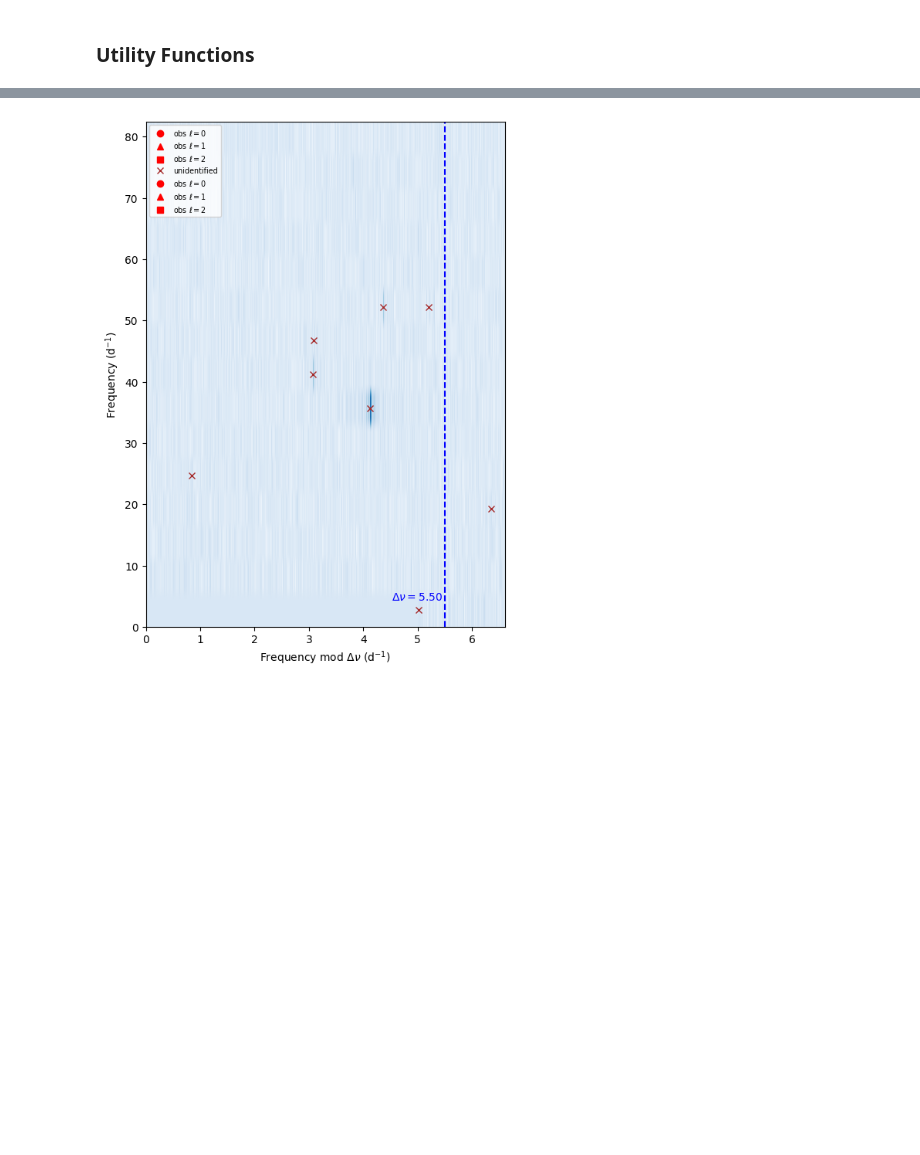
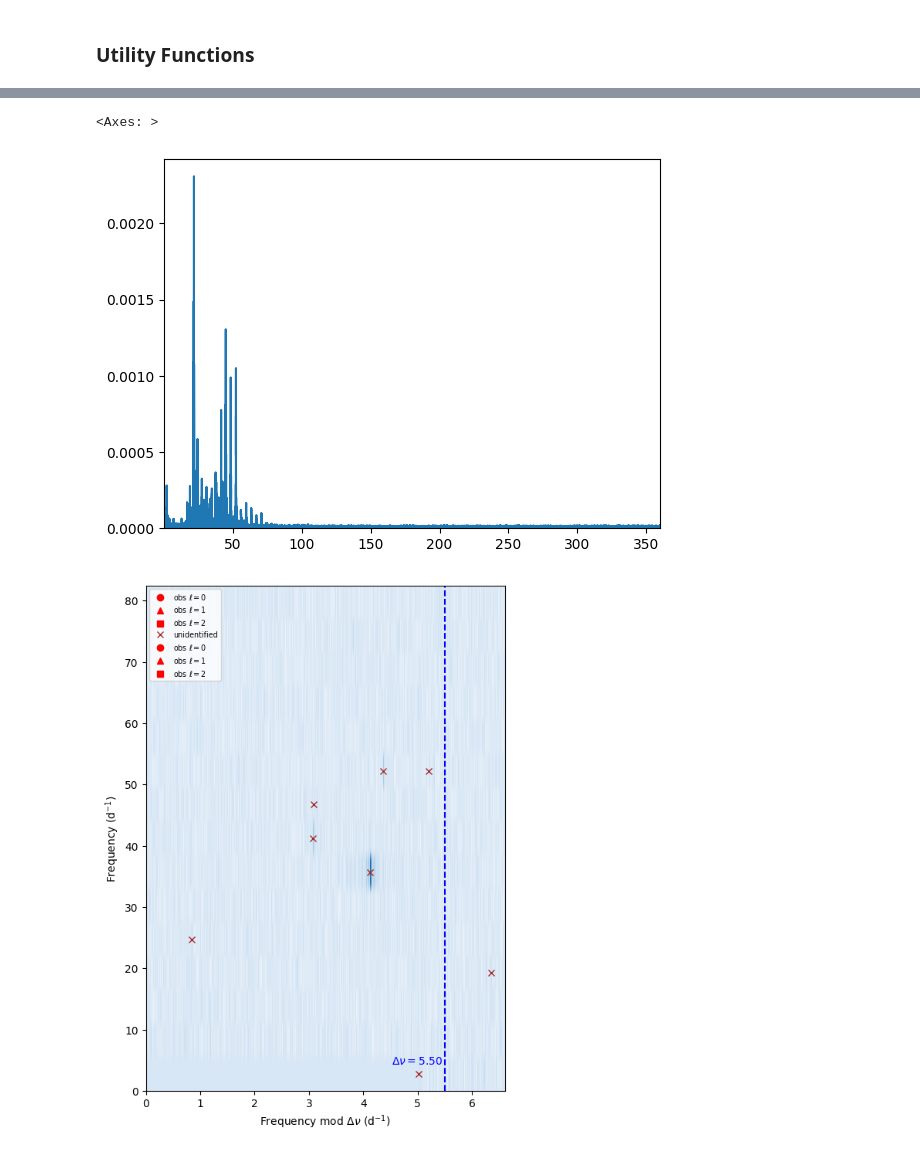
Before and after one commit to gautam-404/PreWhitener, a Jupyter notebook: comp.ipynb, the cells around one changed output, grey strips where cells are left out. Cells and saved outputs as stored; diff of their text form; code cells hidden in the pictures; blank space fills up the shorter version.

```diff
--- a/comp.ipynb
+++ b/comp.ipynb
@@ -189,6 +196,8 @@ def add_echelle(freq,Dnu,col,sym,fill,ax2,lbl=None):
 # Sinusoidal function to fit the peaks
 def sinusoidal_model(t, A, omega, phi, C):
     return A * np.sin(omega * t + phi) + C
+    # return a * np.sin(b - c*x/50) + d
+    # return A * np.sin(omega-t*2*np.pi/phi) + 10*C
 
 def harmonics_check(df, harmonic_tolerance=0.01):
     df = df.sort_values(by='freq', ascending=True)
@@ -216,3 +225,31 @@ def remove_overlapping_freqs(df, nearby_tolerance=0.01):
             else:
                 to_drop.append(i+1)
     return df.drop(index=to_drop)
+
+def remove_based_on_local_snr(df, resolution=3):
+    '''
+    Remove frequencies based on the local SNR.
+
+    Parameters
+    ----------
+    df : pandas.DataFrame
+        DataFrame with columns 'freq' and 'amp'
+    snr_threshold : float
+        SNR threshold
+
+    Returns
+    -------
+    df : pandas.DataFrame
+        DataFrame with columns 'freq' and 'amp' with frequencies below the SNR threshold removed
+    '''
+    df = df.sort_values(by=['freq', 'amp'], ascending=False)
+    df = df.reset_index(drop=True)
+    to_drop = []
+    for i in range(len(df)-1):
+        freq = df.iloc[i]['freq']
+        amp = df.iloc[i]['amp']
+        local_noise = np.median(df[(df['freq'] > freq - resolution) & (df['freq'] < freq + resolution)]['amp'])
+        if amp < local_noise:
+            to_drop.append(i)
+    print(f'Removed {len(to_drop)} frequencies based on local SNR')
+    return df.drop(index=to_drop)
@@ -698,0 +891,3 @@ plt.show()
+# %%
+bm.plot()
+# %% [output]
@@ -699,3 +895,5 @@ plt.show()
+<Axes: >
+[figure, added]
 # %%
 dtypes = {'ID': 'str', 'f_obs': 'float', 'a_obs': 'float', 'n_obs': 'int', 'l_obs': 'int', 'm_obs': 'int'}
 # ids1 = pd.read_csv(f"stars/HD23642_revised_ids_all3.csv", delim_whitespace=True, dtype=dtypes)
```
Also changed, not shown: parts of 20 cells of this notebook, 1 other file.
